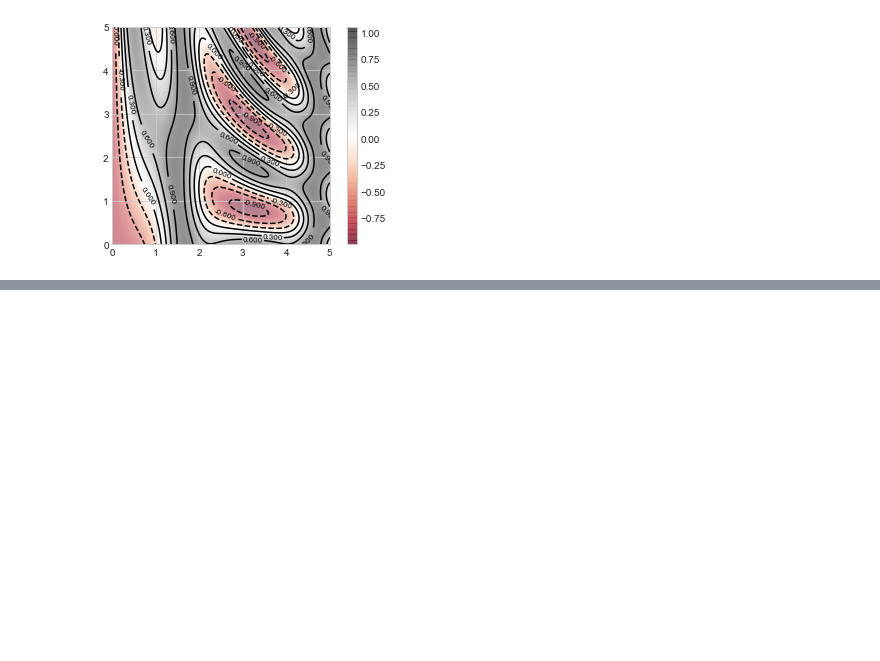
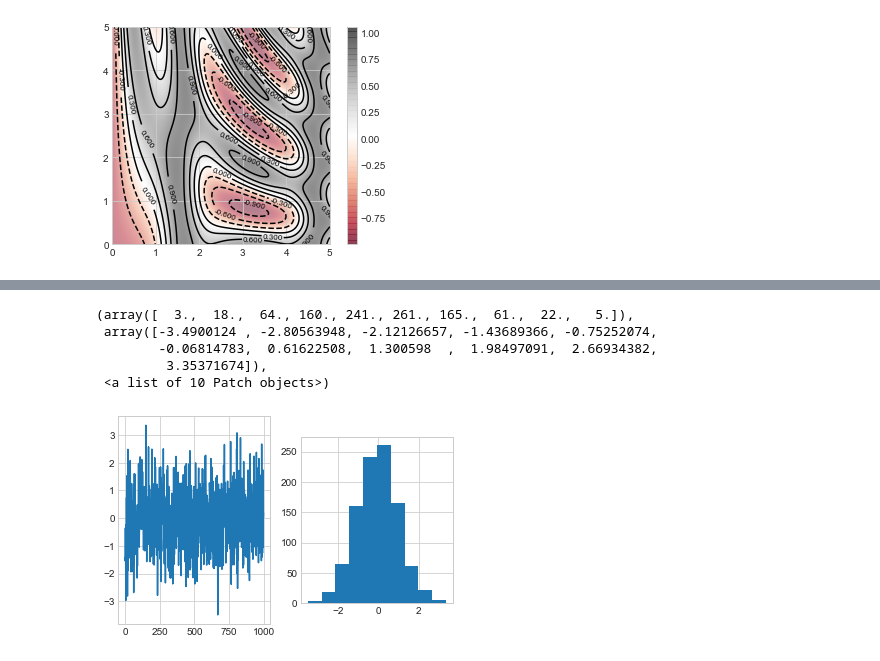
Before and after one commit to SpIIIII/jupyter-repo, a Jupyter notebook: Python Data Science Cookbook/Main.ipynb, the cells around one changed output, grey strips where cells are left out. Cells and saved outputs as stored; diff of their text form; code cells hidden in the pictures; blank space fills up the shorter version.

```diff
--- a/Python Data Science Cookbook/Main.ipynb
+++ b/Python Data Science Cookbook/Main.ipynb
@@ -648,0 +651,3 @@ plt.colorbar()
+# %%
+data = np.random.randn(1000)
+print (data)
@@ -648,0 +672,13 @@ plt.colorbar()
+# %%
+fig,(ax1,ax2) = plt.subplots(1,2)
+ax1.set_aspect(200)
+ax1.plot(data)
+ax2.set_aspect(0.03)
+ax2.hist(data)
+# %% [output]
+(array([  3.,  18.,  64., 160., 241., 261., 165.,  61.,  22.,   5.]),
+ array([-3.4900124 , -2.80563948, -2.12126657, -1.43689366, -0.75252074,
+        -0.06814783,  0.61622508,  1.300598  ,  1.98497091,  2.66934382,
+         3.35371674]),
+ <a list of 10 Patch objects>)
+[figure, added]
```
Also changed, not shown: parts of 6 cells of this notebook, 1 other file.
